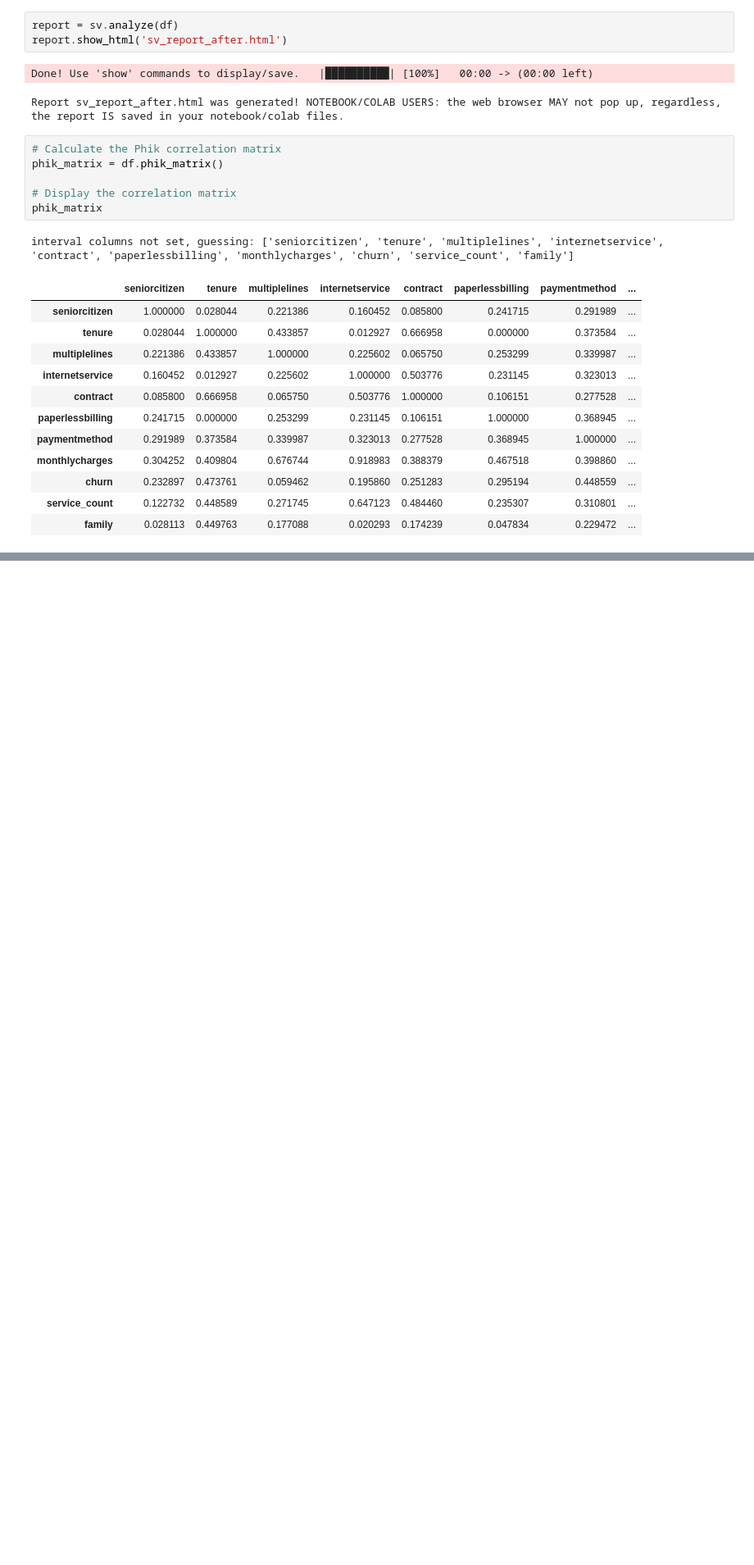
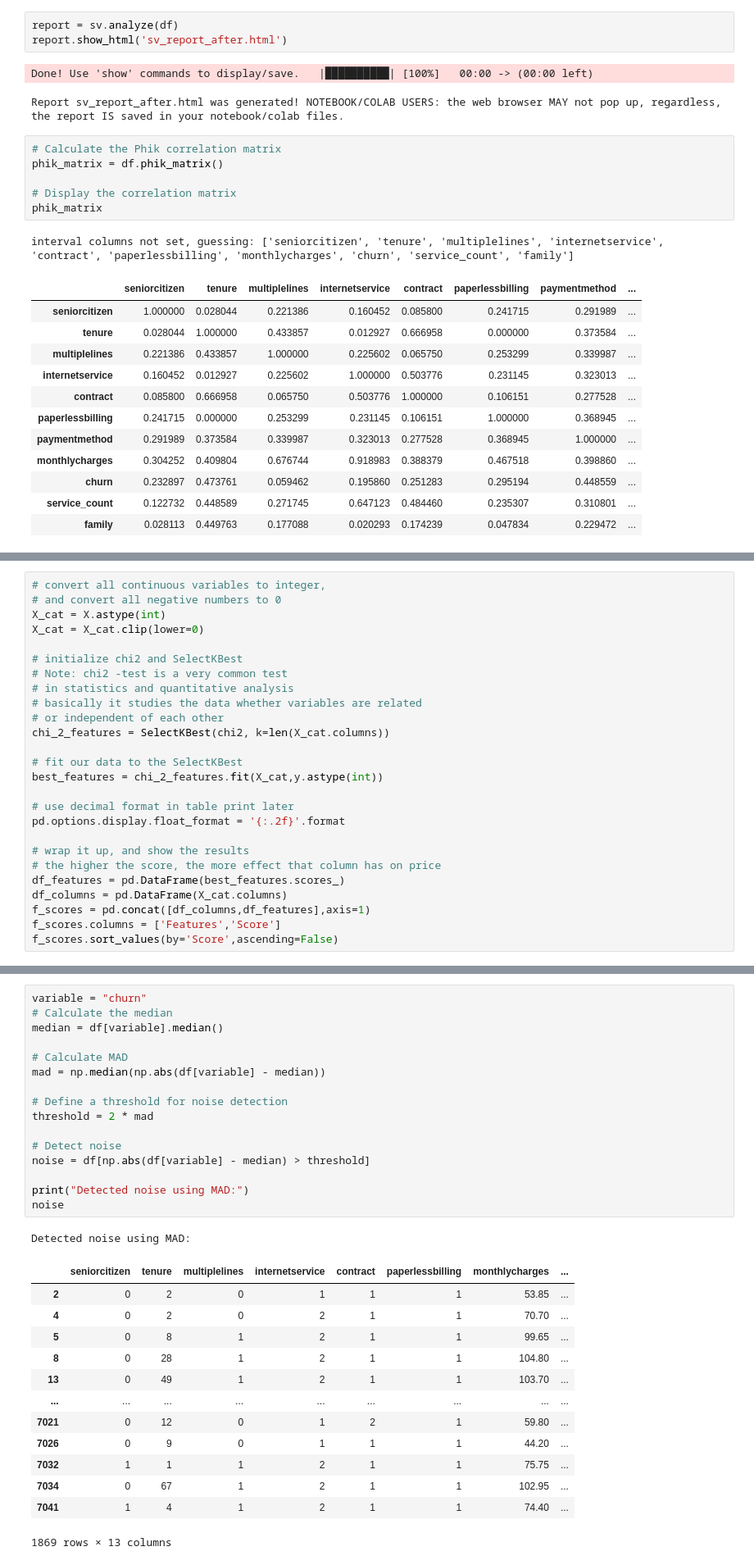
Before and after one commit to KirSobolev/Advanced-data-analytics, a Jupyter notebook: ex1/classification/ex1_classification.ipynb, the cells around one changed output, grey strips where cells are left out. Shown at 82% size. Saved outputs shown, nothing was run; the diff lists cells and outputs as text; blank space fills up the shorter version.

```diff
--- a/ex1/classification/ex1_classification.ipynb
+++ b/ex1/classification/ex1_classification.ipynb
@@ -341,0 +424,26 @@ interval columns not set, guessing: ['seniorcitizen', 'tenure', 'multiplelines',
+# %%
+# convert all continuous variables to integer,
+# and convert all negative numbers to 0
+X_cat = X.astype(int)
+X_cat = X_cat.clip(lower=0)
+
+# initialize chi2 and SelectKBest
+# Note: chi2 -test is a very common test
+# in statistics and quantitative analysis
+# basically it studies the data whether variables are related
+# or independent of each other
+chi_2_features = SelectKBest(chi2, k=len(X_cat.columns))
+
+# fit our data to the SelectKBest
+best_features = chi_2_features.fit(X_cat,y.astype(int))
+
+# use decimal format in table print later
+pd.options.display.float_format = '{:.2f}'.format
+
+# wrap it up, and show the results
+# the higher the score, the more effect that column has on price
+df_features = pd.DataFrame(best_features.scores_)
+df_columns = pd.DataFrame(X_cat.columns)
+f_scores = pd.concat([df_columns,df_features],axis=1)
+f_scores.columns = ['Features','Score']
+f_scores.sort_values(by='Score',ascending=False)
@@ -341,0 +545,31 @@ interval columns not set, guessing: ['seniorcitizen', 'tenure', 'multiplelines',
+# %%
+variable = "churn"
+# Calculate the median
+median = df[variable].median()
+
+# Calculate MAD
+mad = np.median(np.abs(df[variable] - median))
+
+# Define a threshold for noise detection
+threshold = 2 * mad
+
+# Detect noise
+noise = df[np.abs(df[variable] - median) > threshold]
+
+print("Detected noise using MAD:")
+noise
+# %% [output]
+Detected noise using MAD:
+|  | seniorcitizen | tenure | multiplelines | internetservice | contract | paperlessbilling | monthlycharges | ... |
+| 2 | 0 | 2 | 0 | 1 | 1 | 1 | 53.85 | ... |
+| 4 | 0 | 2 | 0 | 2 | 1 | 1 | 70.70 | ... |
+| 5 | 0 | 8 | 1 | 2 | 1 | 1 | 99.65 | ... |
+| 8 | 0 | 28 | 1 | 2 | 1 | 1 | 104.80 | ... |
+| 13 | 0 | 49 | 1 | 2 | 1 | 1 | 103.70 | ... |
+| ... | ... | ... | ... | ... | ... | ... | ... | ... |
+| 7021 | 0 | 12 | 0 | 1 | 2 | 1 | 59.80 | ... |
+| 7026 | 0 | 9 | 0 | 1 | 1 | 1 | 44.20 | ... |
+| 7032 | 1 | 1 | 1 | 2 | 1 | 1 | 75.75 | ... |
+| 7034 | 0 | 67 | 1 | 2 | 1 | 1 | 102.95 | ... |
+| 7041 | 1 | 4 | 1 | 2 | 1 | 1 | 74.40 | ... |
+1869 rows × 13 columns
```
Also changed, not shown: parts of 17 cells of this notebook, 16 other files.
